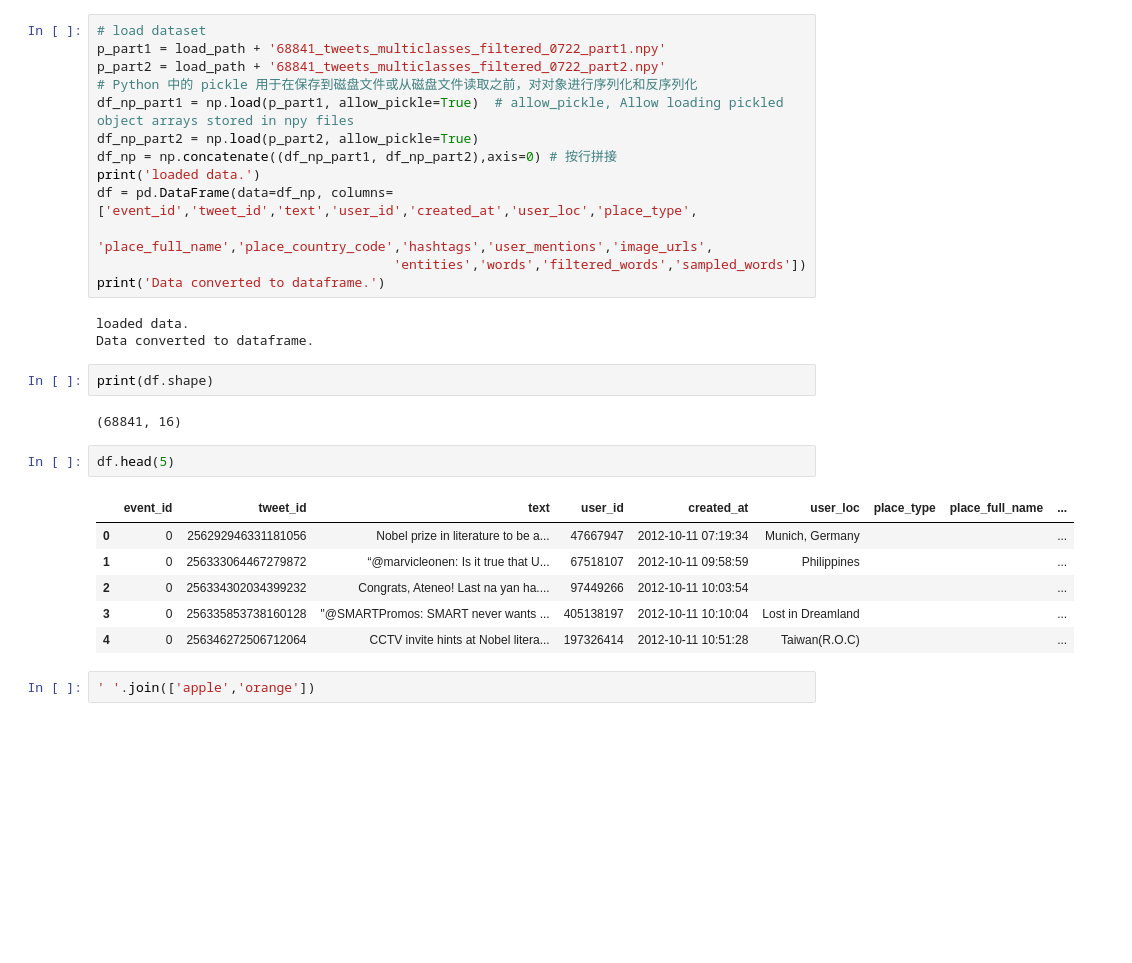
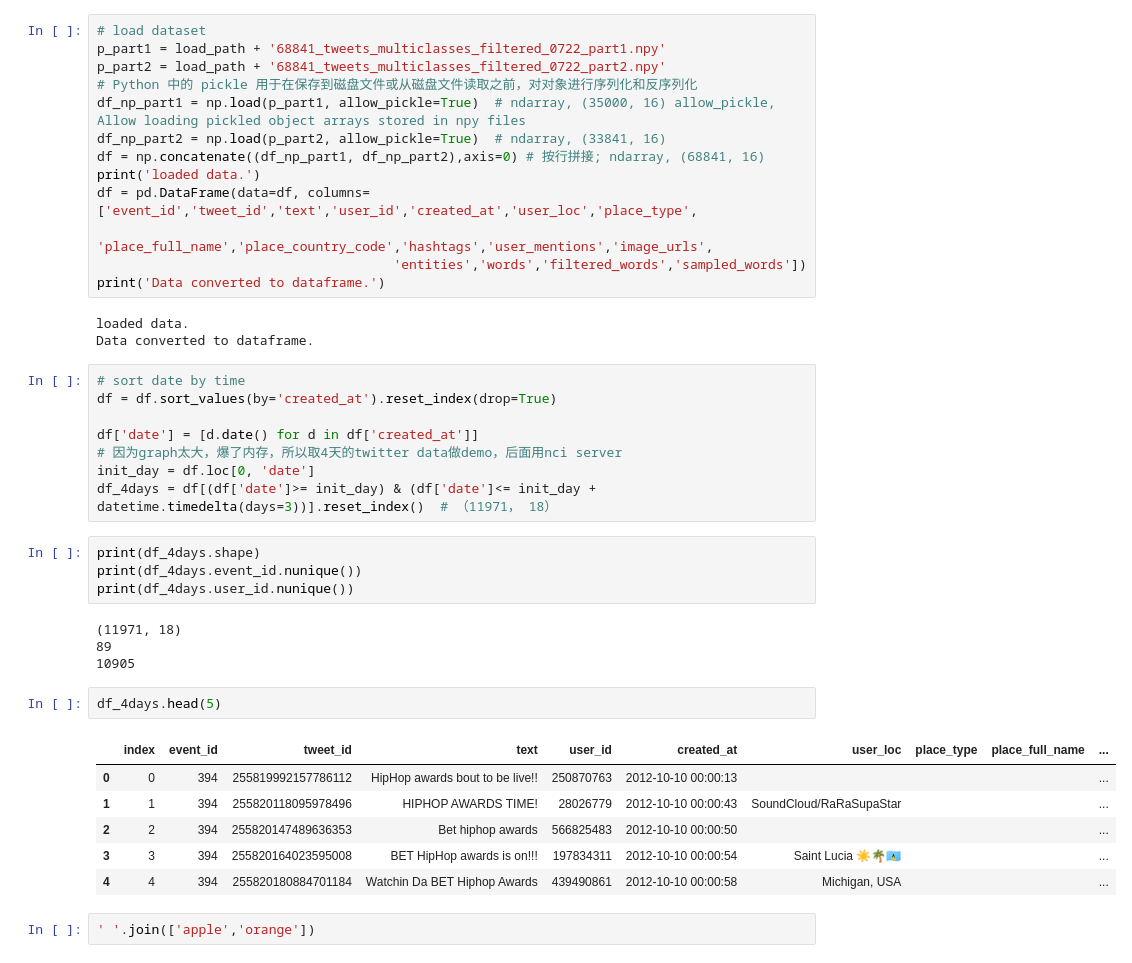
Before and after one commit to yuyongsheng1990/GNN_Event_Detection_models, a Jupyter notebook: FinEvent Models/FinEvent.ipynb, the cells around one changed output. Saved outputs shown, nothing was run; the diff lists cells and outputs as text; blank space fills up the shorter version.

Commit message:
FinEvent Offline event detection: .py version

```diff
--- a/FinEvent Models/FinEvent.ipynb
+++ b/FinEvent Models/FinEvent.ipynb
@@ -78,30 +78,42 @@ D:\PycharmProjects\GNN_Event_Detection_models/result/FinEvent result/
 p_part1 = load_path + '68841_tweets_multiclasses_filtered_0722_part1.npy'
 p_part2 = load_path + '68841_tweets_multiclasses_filtered_0722_part2.npy'
 # Python 中的 pickle 用于在保存到磁盘文件或从磁盘文件读取之前，对对象进行序列化和反序列化
-df_np_part1 = np.load(p_part1, allow_pickle=True)  # allow_pickle, Allow loading pickled object arrays stored in npy files
-df_np_part2 = np.load(p_part2, allow_pickle=True)
-df_np = np.concatenate((df_np_part1, df_np_part2),axis=0) # 按行拼接
+df_np_part1 = np.load(p_part1, allow_pickle=True)  # ndarray, (35000, 16) allow_pickle, Allow loading pickled object arrays stored in npy files
+df_np_part2 = np.load(p_part2, allow_pickle=True)  # ndarray, (33841, 16)
+df = np.concatenate((df_np_part1, df_np_part2),axis=0) # 按行拼接; ndarray, (68841, 16)
 print('loaded data.')
-df = pd.DataFrame(data=df_np, columns=['event_id','tweet_id','text','user_id','created_at','user_loc','place_type',
+df = pd.DataFrame(data=df, columns=['event_id','tweet_id','text','user_id','created_at','user_loc','place_type',
                                       'place_full_name','place_country_code','hashtags','user_mentions','image_urls',
                                       'entities','words','filtered_words','sampled_words'])
 print('Data converted to dataframe.')
 # %% [output]
 loaded data.
 Data converted to dataframe.
+# %%
+# sort date by time
+df = df.sort_values(by='created_at').reset_index(drop=True)
+
+df['date'] = [d.date() for d in df['created_at']]
+# 因为graph太大，爆了内存，所以取4天的twitter data做demo，后面用nci server
+init_day = df.loc[0, 'date']
+df_4days = df[(df['date']>= init_day) & (df['date']<= init_day + datetime.timedelta(days=3))].reset_index()  # （11971， 18）
 # %%
-print(df.shape)
+print(df_4days.shape)
+print(df_4days.event_id.nunique())
+print(df_4days.user_id.nunique())
 # %% [output]
-(68841, 16)
+(11971, 18)
+89
+10905
 # %%
-df.head(5)
+df_4days.head(5)
 # %% [output]
-|  | event_id | tweet_id | text | user_id | created_at | user_loc | place_type | place_full_name | ... |
-| 0 | 0 | 256292946331181056 | Nobel prize in literature to be a... | 47667947 | 2012-10-11 07:19:34 | Munich, Germany |  |  | ... |
-| 1 | 0 | 256333064467279872 | “@marvicleonen: Is it true that U... | 67518107 | 2012-10-11 09:58:59 | Philippines |  |  | ... |
-| 2 | 0 | 256334302034399232 | Congrats, Ateneo! Last na yan ha.... | 97449266 | 2012-10-11 10:03:54 |  |  |  | ... |
-| 3 | 0 | 256335853738160128 | "@SMARTPromos: SMART never wants ... | 405138197 | 2012-10-11 10:10:04 | Lost in Dreamland |  |  | ... |
-| 4 | 0 | 256346272506712064 | CCTV invite hints at Nobel litera... | 197326414 | 2012-10-11 10:51:28 | Taiwan(R.O.C) |  |  | ... |
+|  | index | event_id | tweet_id | text | user_id | created_at | user_loc | place_type | place_full_name | ... |
+| 0 | 0 | 394 | 255819992157786112 | HipHop awards bout to be live!! | 250870763 | 2012-10-10 00:00:13 |  |  |  | ... |
+| 1 | 1 | 394 | 255820118095978496 | HIPHOP AWARDS TIME! | 28026779 | 2012-10-10 00:00:43 | SoundCloud/RaRaSupaStar |  |  | ... |
+| 2 | 2 | 394 | 255820147489636353 | Bet hiphop awards | 566825483 | 2012-10-10 00:00:50 |  |  |  | ... |
+| 3 | 3 | 394 | 255820164023595008 | BET HipHop awards is on!!! | 197834311 | 2012-10-10 00:00:54 | Saint Lucia ☀️🌴🇱🇨 |  |  | ... |
+| 4 | 4 | 394 | 255820180884701184 | Watchin Da BET Hiphop Awards | 439490861 | 2012-10-10 00:00:58 | Michigan, USA |  |  | ... |
 # %%
 ' '.join(['apple','orange'])
 # %% [output]
```
Also changed, not shown: parts of 50 cells of this notebook, 13 other files.
